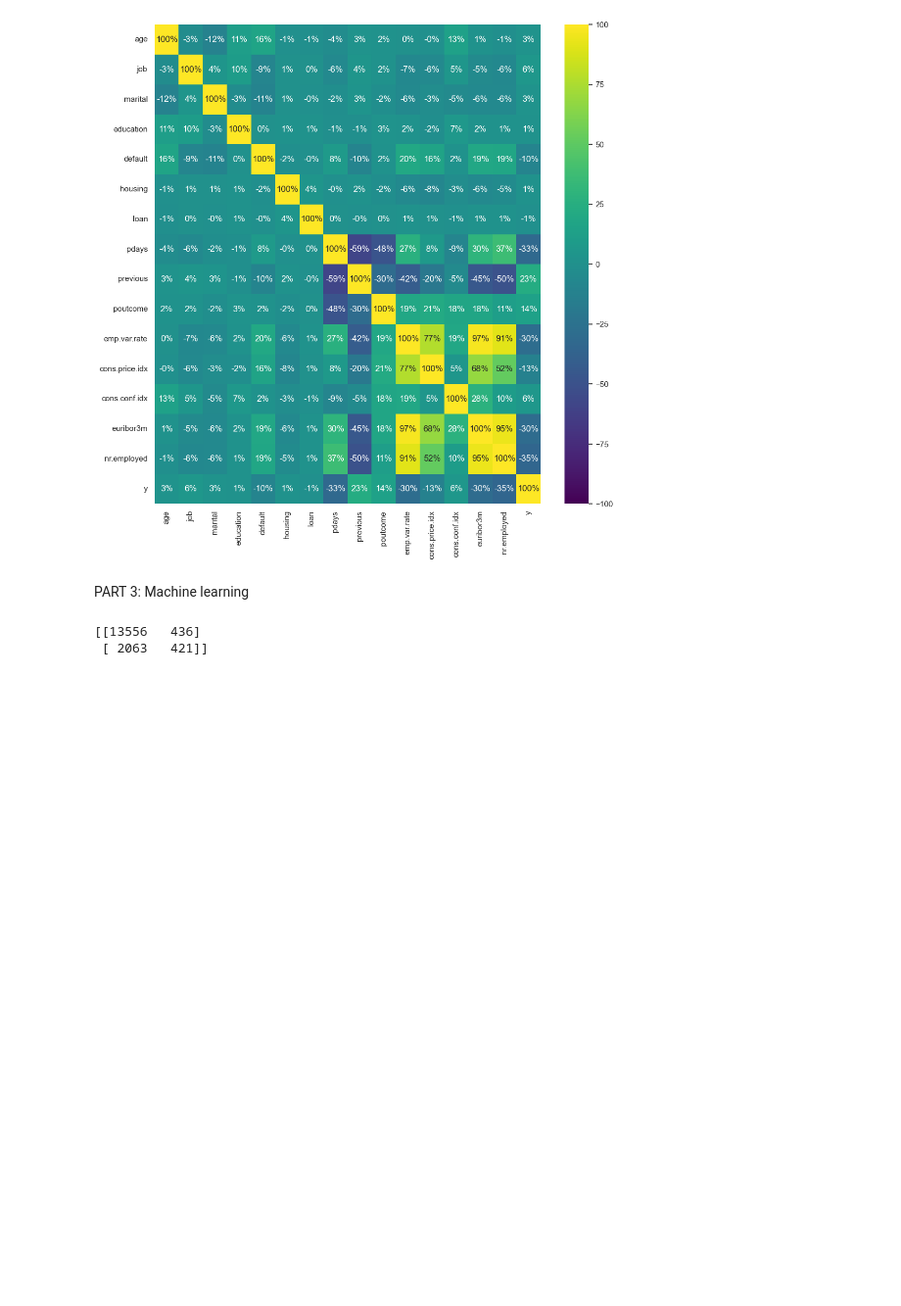
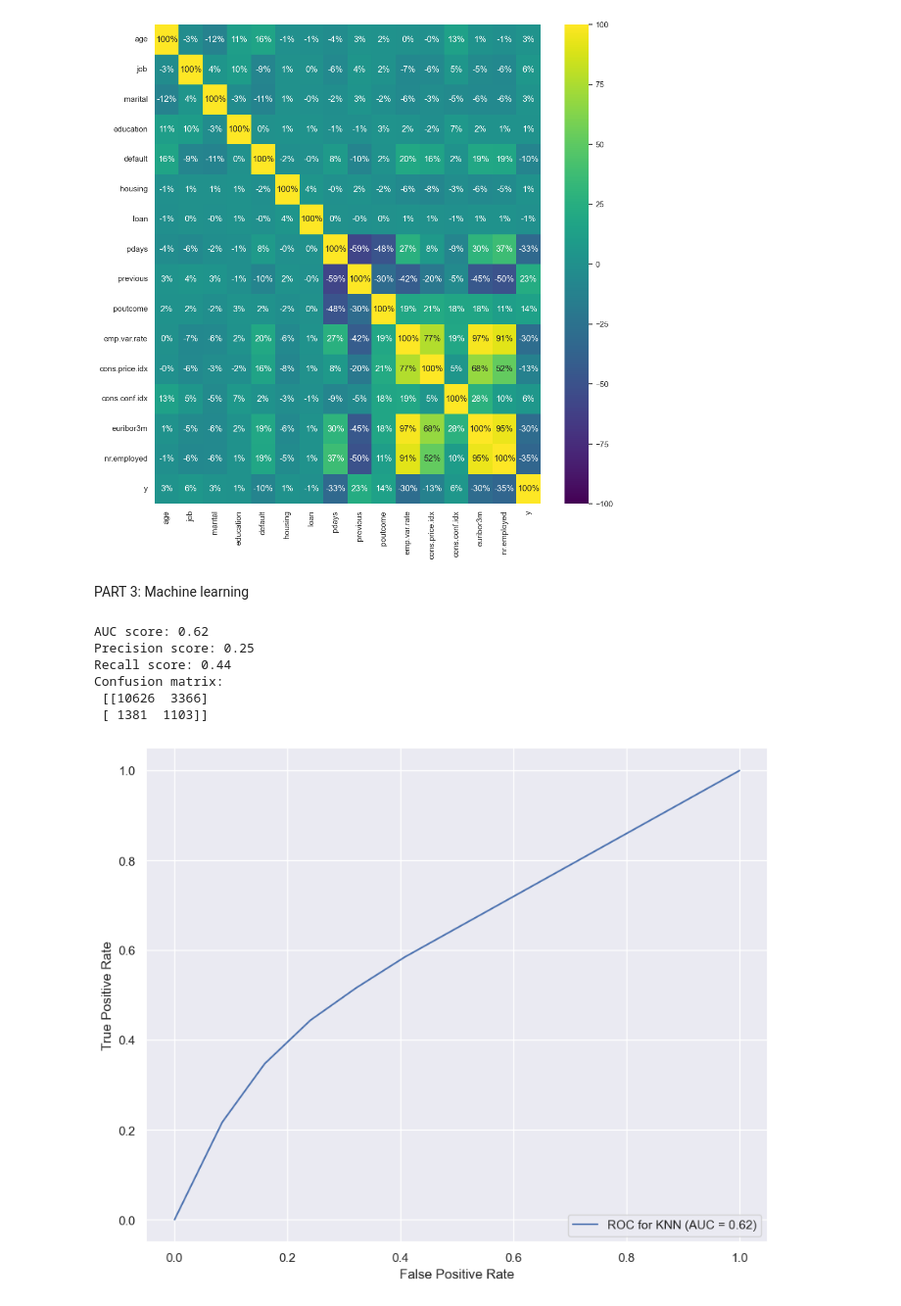
Before and after one commit to JankowRepo/ParticipationPrediction, a Jupyter notebook: MainNotebook.ipynb, the cells around one changed output. Shown: that part at 98% size. Saved outputs shown, nothing was run; the diff lists cells and outputs as text; code cells hidden in the pictures; blank space fills up the shorter version.

```diff
--- a/MainNotebook.ipynb
+++ b/MainNotebook.ipynb
@@ -235,11 +244,29 @@ plt.show()
 [figure]
 # %% [markdown]
 PART 3: Machine learning
-# %%
-model = XGBClassifier()
-model.fit(X_train, y_train)
-predictions=model.predict(X_test)
-print(confusion_matrix(y_test, predictions))
-# %% [output]
-[[13556   436]
- [ 2063   421]]
+# %%
+zeros=np.count_nonzero(y_train.values == 0)
+X_bal, y_bal = SMOTETomek(sampling_strategy ={0: zeros, 1: int(zeros*2)}).fit_resample(X_train, y_train)
+# %%
+KNN_model = KNeighborsClassifier(n_neighbors = 5, metric='euclidean')
+KNN_model.fit(X_bal, y_bal)
+KNN_continuous_predictions=KNN_model.predict_proba(X_test)[:, 1]
+KNN_predictions=KNN_continuous_predictions>0.5
+print("AUC score:",round(roc_auc_score(y_test, KNN_continuous_predictions),2))
+print("Precision score:",round(precision_score(y_test, KNN_predictions),2))
+print("Recall score:",round(recall_score(y_test, KNN_predictions),2))
+print("Confusion matrix:\n",confusion_matrix(y_test, KNN_predictions))
+
+fpr, tpr, _ = roc_curve(y_test, KNN_continuous_predictions)
+roc_auc = auc(fpr, tpr)
+display = RocCurveDisplay(fpr=fpr, tpr=tpr, roc_auc=roc_auc, estimator_name='ROC for KNN')
+display.plot()
+plt.show()
+# %% [output]
+AUC score: 0.62
+Precision score: 0.25
+Recall score: 0.44
+Confusion matrix:
+ [[10626  3366]
+ [ 1381  1103]]
+[figure, added]
```
Also changed, not shown: parts of 9 cells of this notebook.
